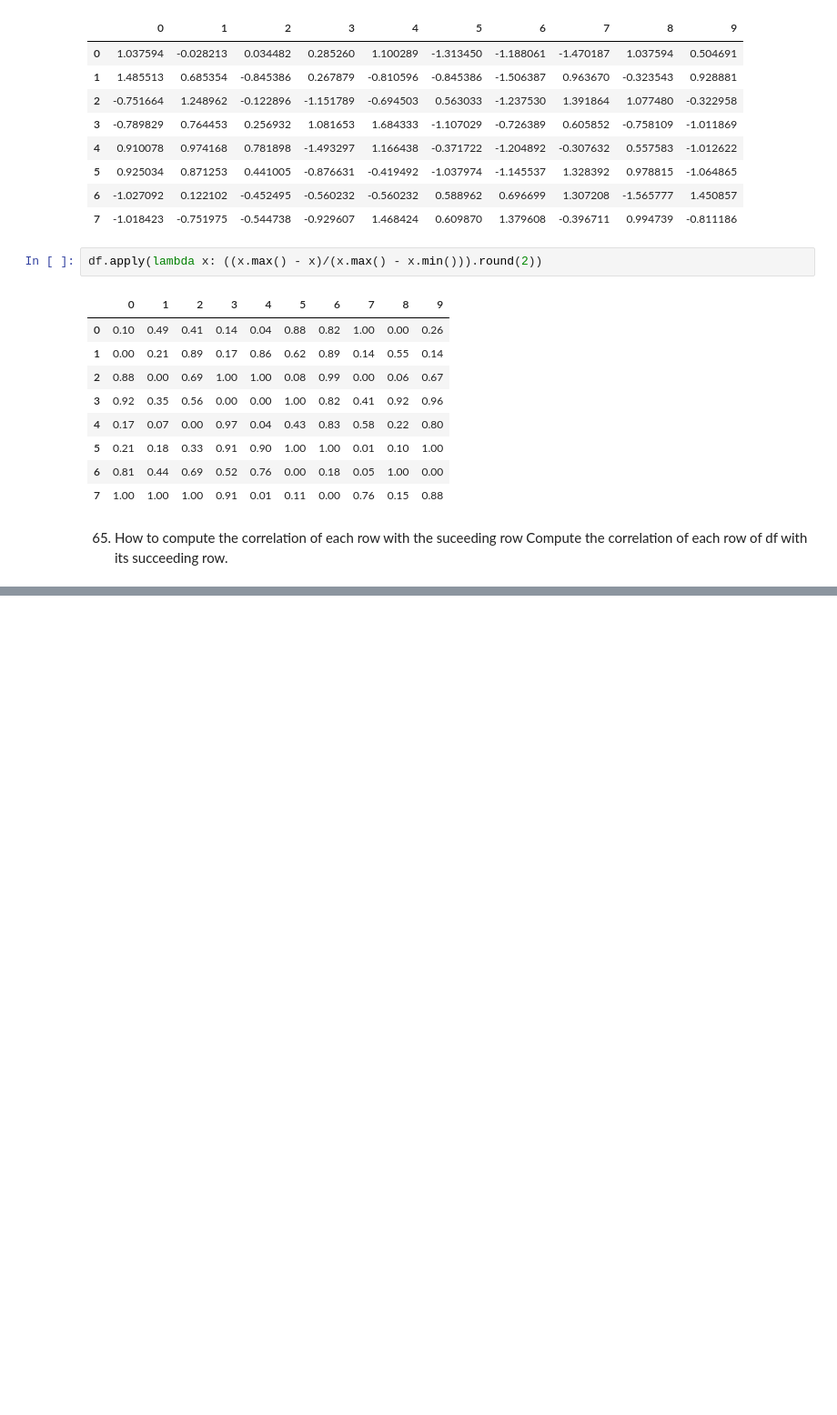
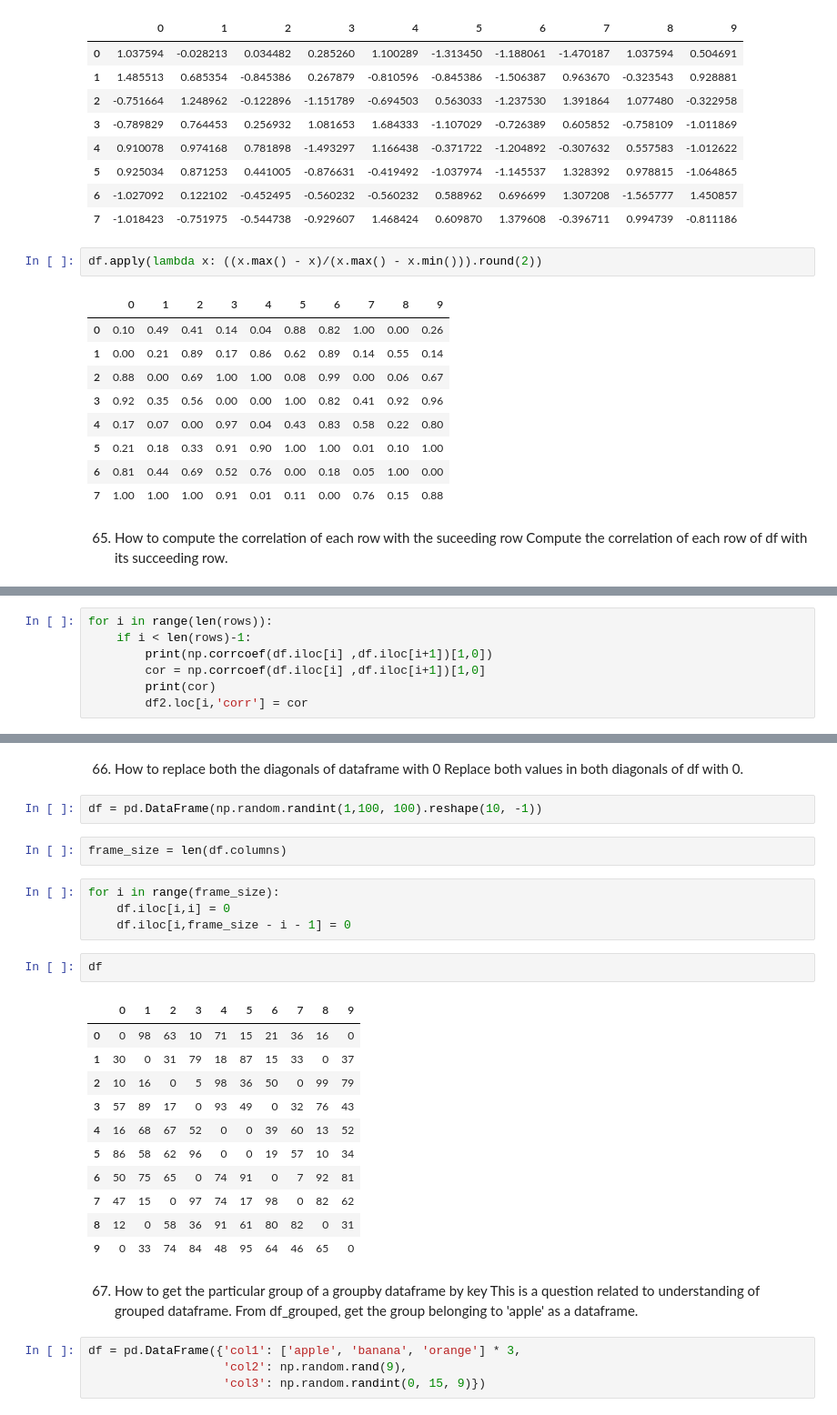
Before and after one commit to odinicc/Data-Practice, a Jupyter notebook: 23 Pandas Practise/61_70.ipynb, the cells around one changed output, grey strips where cells are left out. Shown: that part at 91% size. Cells and saved outputs as stored; diff of their text form; blank space fills up the shorter version.

```diff
--- a/23 Pandas Practise/61_70.ipynb
+++ b/23 Pandas Practise/61_70.ipynb
@@ -107,0 +132,7 @@ Compute the correlation of each row of df with its succeeding row.
+# %%
+for i in range(len(rows)):
+    if i < len(rows)-1:
+        print(np.corrcoef(df.iloc[i] ,df.iloc[i+1])[1,0])
+        cor = np.corrcoef(df.iloc[i] ,df.iloc[i+1])[1,0]
+        print(cor)
+        df2.loc[i,'corr'] = cor
@@ -107,0 +166,32 @@ Compute the correlation of each row of df with its succeeding row.
+# %% [markdown]
+66. How to replace both the diagonals of dataframe with 0
+Replace both values in both diagonals of df with 0.
+# %%
+df = pd.DataFrame(np.random.randint(1,100, 100).reshape(10, -1))
+# %%
+frame_size = len(df.columns)
+# %%
+for i in range(frame_size):
+    df.iloc[i,i] = 0
+    df.iloc[i,frame_size - i - 1] = 0
+# %%
+df
+# %% [output]
+|  | 0 | 1 | 2 | 3 | 4 | 5 | 6 | 7 | 8 | 9 |
+| 0 | 0 | 98 | 63 | 10 | 71 | 15 | 21 | 36 | 16 | 0 |
+| 1 | 30 | 0 | 31 | 79 | 18 | 87 | 15 | 33 | 0 | 37 |
+| 2 | 10 | 16 | 0 | 5 | 98 | 36 | 50 | 0 | 99 | 79 |
+| 3 | 57 | 89 | 17 | 0 | 93 | 49 | 0 | 32 | 76 | 43 |
+| 4 | 16 | 68 | 67 | 52 | 0 | 0 | 39 | 60 | 13 | 52 |
+| 5 | 86 | 58 | 62 | 96 | 0 | 0 | 19 | 57 | 10 | 34 |
+| 6 | 50 | 75 | 65 | 0 | 74 | 91 | 0 | 7 | 92 | 81 |
+| 7 | 47 | 15 | 0 | 97 | 74 | 17 | 98 | 0 | 82 | 62 |
+| 8 | 12 | 0 | 58 | 36 | 91 | 61 | 80 | 82 | 0 | 31 |
+| 9 | 0 | 33 | 74 | 84 | 48 | 95 | 64 | 46 | 65 | 0 |
+# %% [markdown]
+67. How to get the particular group of a groupby dataframe by key
+This is a question related to understanding of grouped dataframe. From df_grouped, get the group belonging to 'apple' as a dataframe.
+# %%
+df = pd.DataFrame({'col1': ['apple', 'banana', 'orange'] * 3,
+                   'col2': np.random.rand(9),
+                   'col3': np.random.randint(0, 15, 9)})
```
Also changed, not shown: parts of 18 cells of this notebook.
